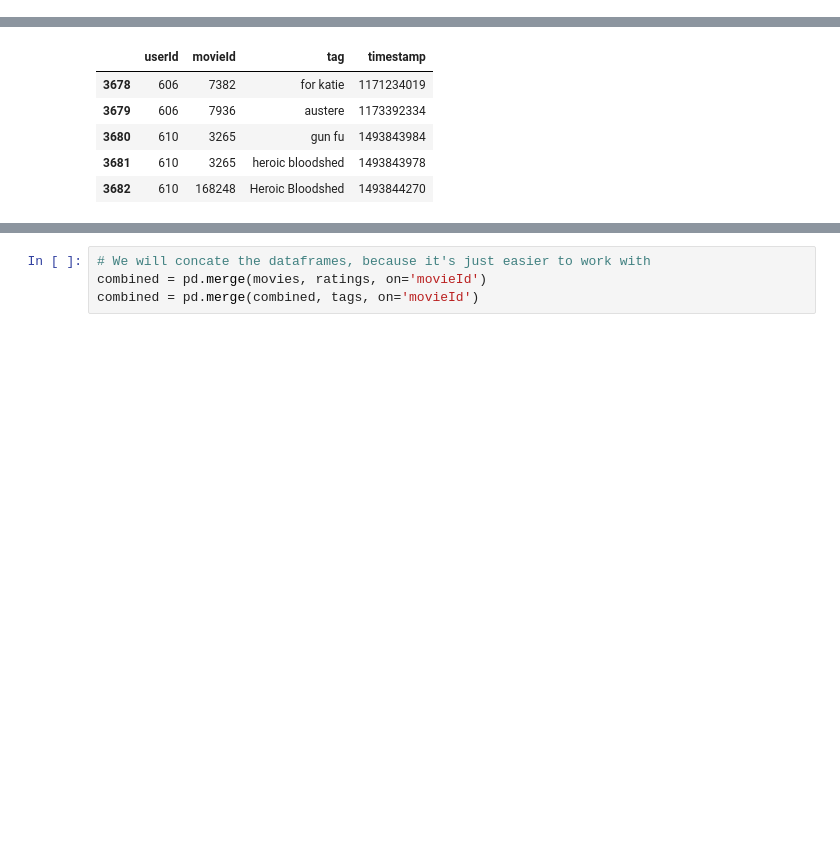
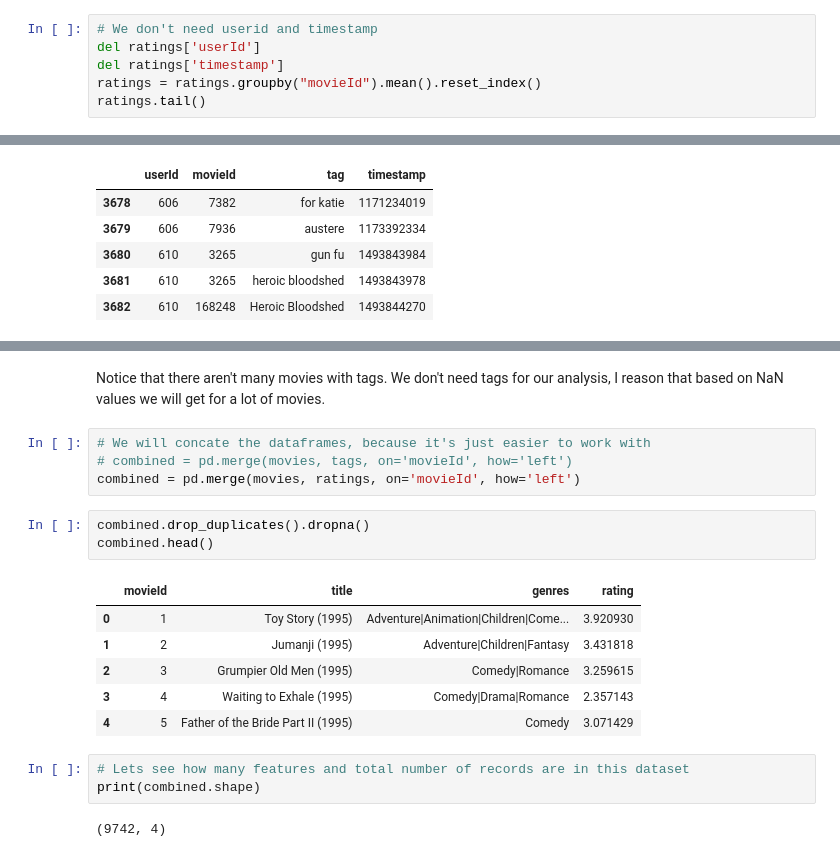
Before and after one commit to Ruturaj4/weekend_movie_trip, a Jupyter notebook: notebooks/1.0-rkv-weekend-movie-trip.ipynb, the cells around one changed output, grey strips where cells are left out. Cells and saved outputs as stored; diff of their text form; blank space fills up the shorter version.

```diff
--- a/notebooks/1.0-rkv-weekend-movie-trip.ipynb
+++ b/notebooks/1.0-rkv-weekend-movie-trip.ipynb
@@ -30,3 +59,9 @@ ratings.tail()
 | 100833 | 610 | 168250 | 5.0 | 1494273047 |
 | 100834 | 610 | 168252 | 5.0 | 1493846352 |
 | 100835 | 610 | 170875 | 3.0 | 1493846415 |
+# %%
+# We don't need userid and timestamp
+del ratings['userId']
+del ratings['timestamp']
+ratings = ratings.groupby("movieId").mean().reset_index()
+ratings.tail()
@@ -42,4 +105,21 @@ tags.tail()
+# %% [markdown]
+Notice that there aren't many movies with tags. We don't need tags for our analysis, I reason that based on NaN values we will get for a lot of movies.
 # %%
 # We will concate the dataframes, because it's just easier to work with
-combined = pd.merge(movies, ratings, on='movieId')
-combined = pd.merge(combined, tags, on='movieId')
+# combined = pd.merge(movies, tags, on='movieId', how='left')
+combined = pd.merge(movies, ratings, on='movieId', how='left')
+# %%
+combined.drop_duplicates().dropna()
+combined.head()
+# %% [output]
+|  | movieId | title | genres | rating |
+| 0 | 1 | Toy Story (1995) | Adventure|Animation|Children|Come... | 3.920930 |
+| 1 | 2 | Jumanji (1995) | Adventure|Children|Fantasy | 3.431818 |
+| 2 | 3 | Grumpier Old Men (1995) | Comedy|Romance | 3.259615 |
+| 3 | 4 | Waiting to Exhale (1995) | Comedy|Drama|Romance | 2.357143 |
+| 4 | 5 | Father of the Bride Part II (1995) | Comedy | 3.071429 |
+# %%
+# Lets see how many features and total number of records are in this dataset
+print(combined.shape)
+# %% [output]
+(9742, 4)
```
Also changed, not shown: parts of 24 cells of this notebook, 15 other files.
